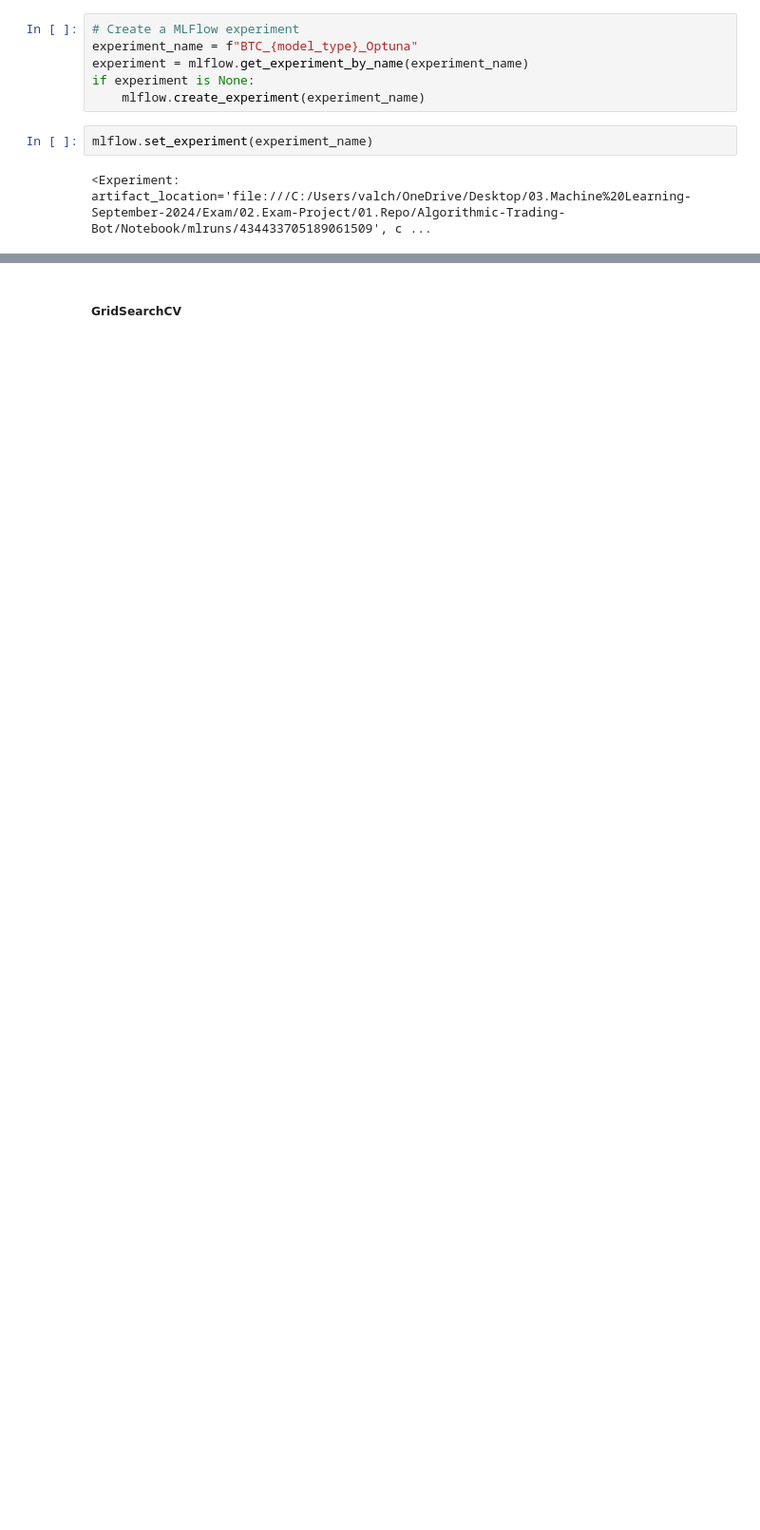
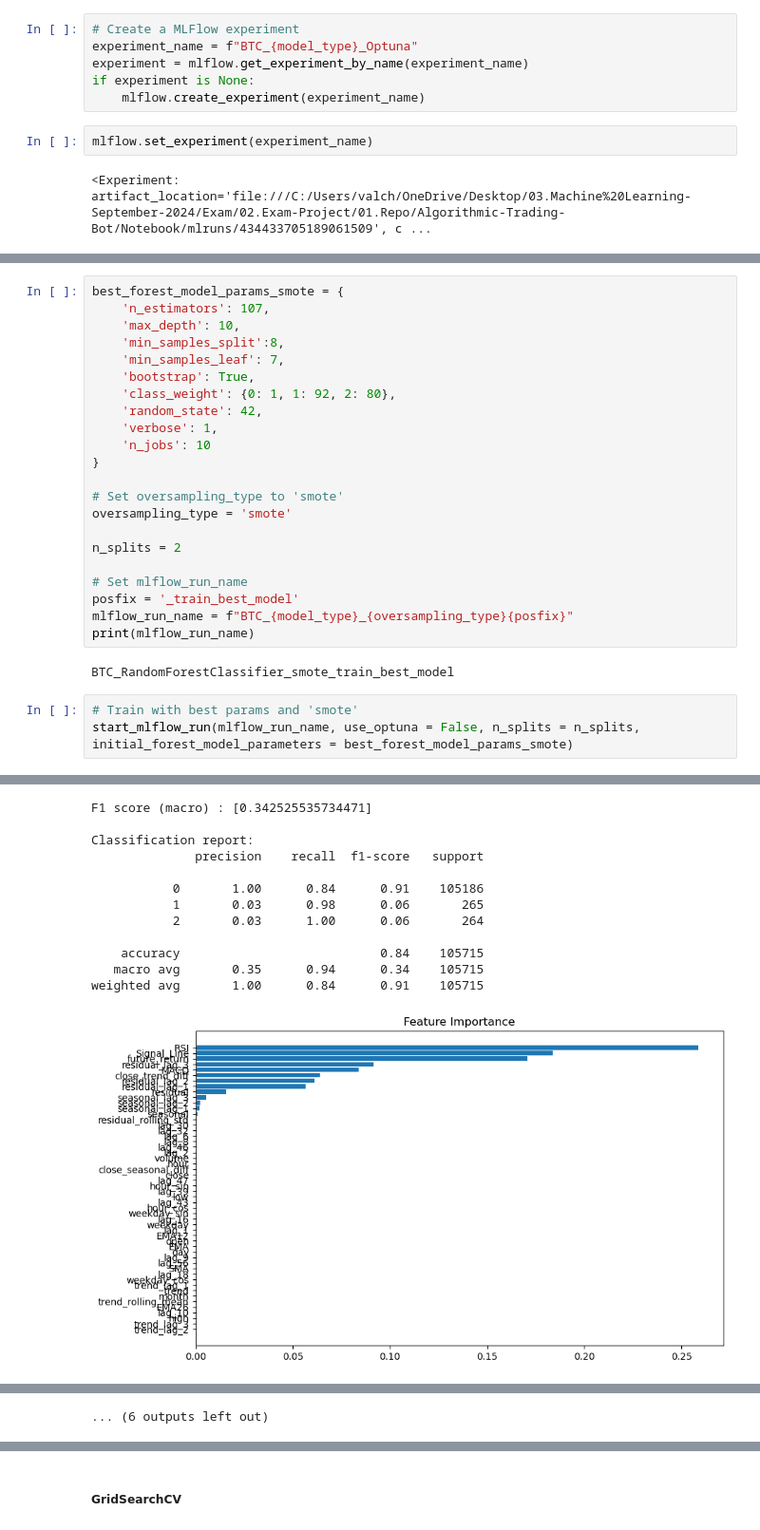
Before and after one commit to kostadinlambov/Algorithmic-Trading-Bot, a Jupyter notebook: Notebook/02.2. Model Selection - RandomForest.ipynb, the cells around one changed output, grey strips where cells are left out. Shown at 95% size. Drawn from its saved outputs; the diff is of its cells as text; blank space fills up the shorter version.

```diff
--- a/Notebook/02.2. Model Selection - RandomForest.ipynb
+++ b/Notebook/02.2. Model Selection - RandomForest.ipynb
@@ -988,0 +822,28 @@ Balanced Class Distribution (ADASYN): [87684 87651 87567]
+# %%
+best_forest_model_params_smote = {
+    'n_estimators': 107,
+    'max_depth': 10,
+    'min_samples_split':8,
+    'min_samples_leaf': 7,
+    'bootstrap': True,
+    'class_weight': {0: 1, 1: 92, 2: 80},
+    'random_state': 42,
+    'verbose': 1,
+    'n_jobs': 10
+}
+
+# Set oversampling_type to 'smote'
+oversampling_type = 'smote'
+
+n_splits = 2
+
+# Set mlflow_run_name
+posfix = '_train_best_model'
+mlflow_run_name = f"BTC_{model_type}_{oversampling_type}{posfix}"
+print(mlflow_run_name)
+# %% [output]
+BTC_RandomForestClassifier_smote_train_best_model
+# %%
+# Train with best params and 'smote'
+start_mlflow_run(mlflow_run_name, use_optuna = False, n_splits = n_splits, initial_forest_model_parameters = best_forest_model_params_smote)
+# %% [output]
@@ -988,0 +938,13 @@ Balanced Class Distribution (ADASYN): [87684 87651 87567]
+F1 score (macro) : [0.342525535734471]
+
+Classification report:
+              precision    recall  f1-score   support
+
+           0       1.00      0.84      0.91    105186
+           1       0.03      0.98      0.06       265
+           2       0.03      1.00      0.06       264
+
+    accuracy                           0.84    105715
+   macro avg       0.35      0.94      0.34    105715
+weighted avg       1.00      0.84      0.91    105715
+[figure, added]
@@ -989 +955,2 @@ Balanced Class Distribution (ADASYN): [87684 87651 87567]
+... (6 outputs left out)
 # %% [markdown]
```
Also changed, not shown: parts of 42 cells of this notebook, 11 other files.
